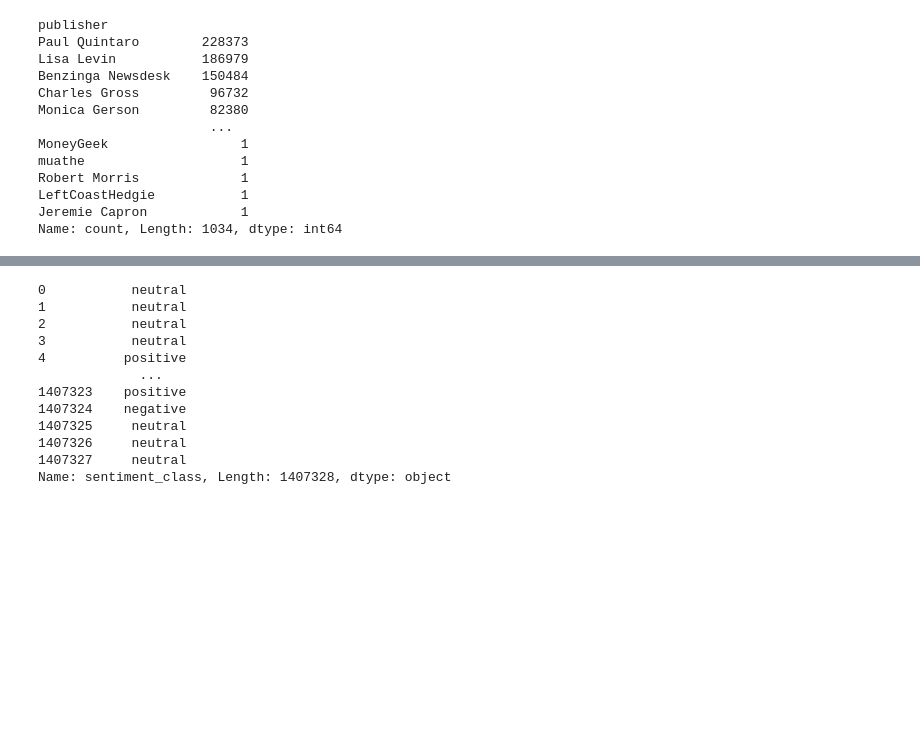
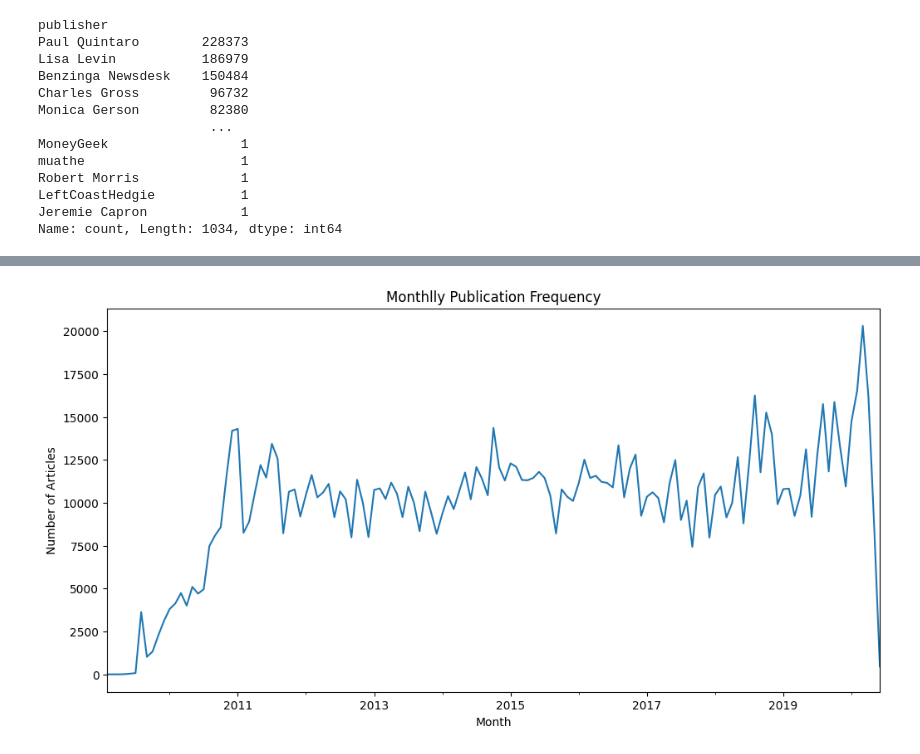
Before and after one commit to emnu-neh/week_1, a Jupyter notebook: notebooks/task_1.ipynb, the cells around one changed output, grey strips where cells are left out. Saved outputs shown, nothing was run; the diff lists cells and outputs as text; code cells hidden in the pictures; blank space fills up the shorter version.

```diff
--- a/notebooks/task_1.ipynb
+++ b/notebooks/task_1.ipynb
@@ -99,14 +126,9 @@ Passing `palette` without assigning `hue` is deprecated and will be removed in v
 # %%
+plt.figure(figsize=(12,6))
+monthly_publication_counts.plot()
+plt.title('Monthlly Publication Frequency')
+plt.xlabel('Month')
+plt.ylabel('Number of Articles')
+plt.show()
 # %% [output]
-0           neutral
-1           neutral
-2           neutral
-3           neutral
-4          positive
-             ...
-1407323    positive
-1407324    negative
-1407325     neutral
-1407326     neutral
-1407327     neutral
-Name: sentiment_class, Length: 1407328, dtype: object
+[figure, added]
```
Also changed, not shown: parts of 7 cells of this notebook, 2 other files.
